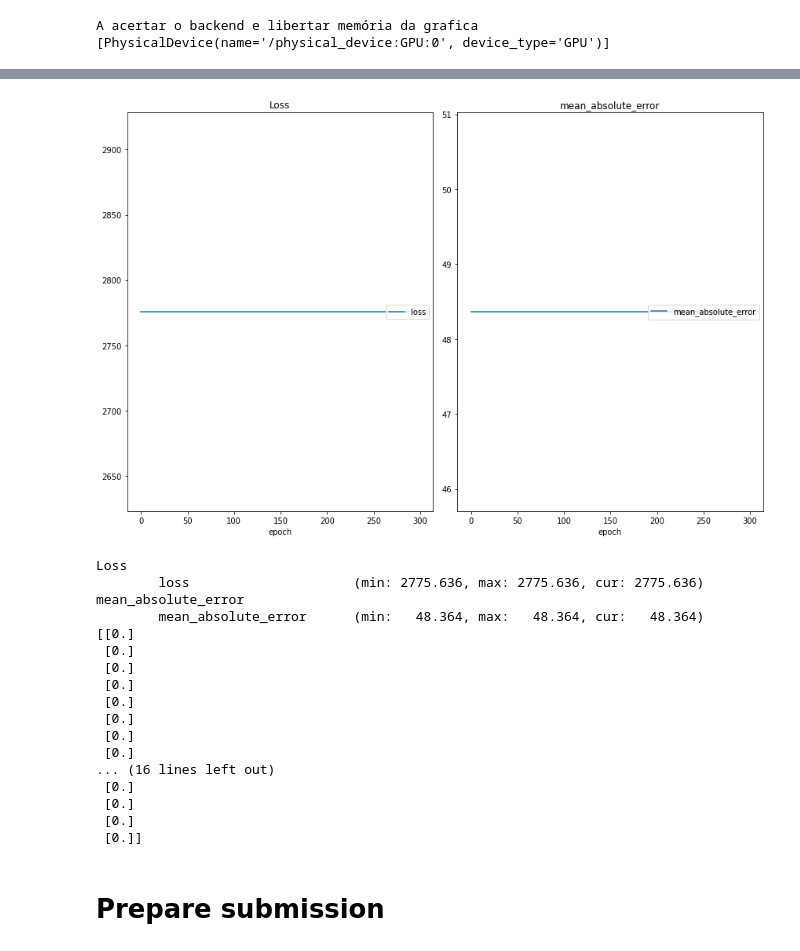
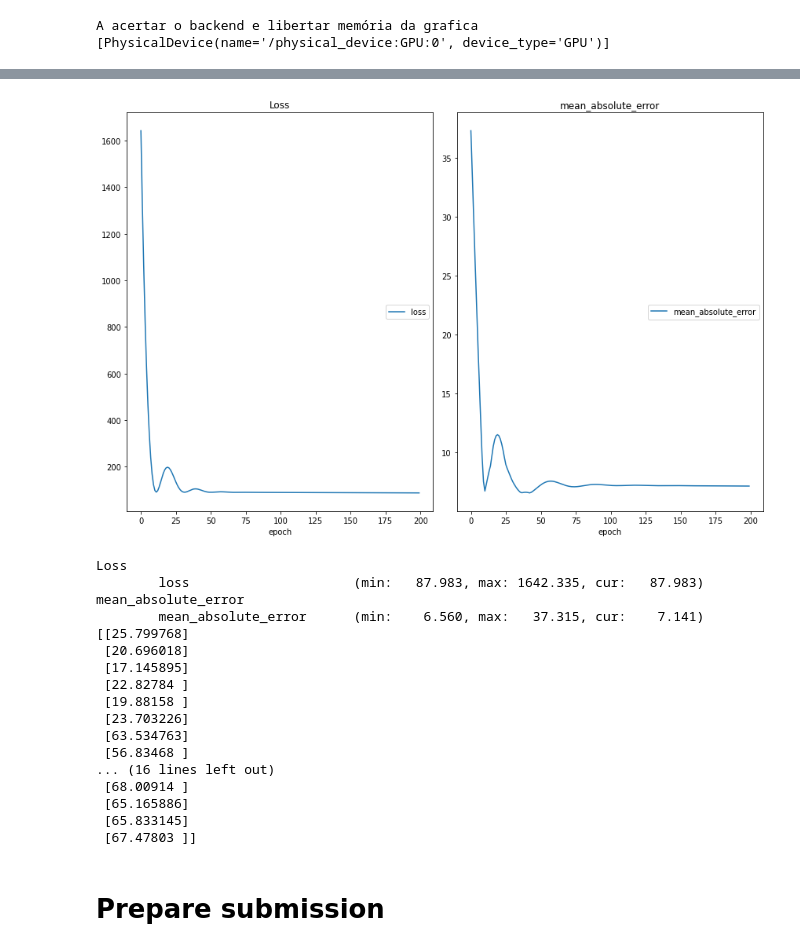
Before and after one commit to benjamimcoelho/AprendizagemProfunda, a Jupyter notebook: notebooks/ensembling.ipynb, the cells around one changed output, grey strips where cells are left out. Drawn from its saved outputs; the diff is of its cells as text; code cells hidden in the pictures.

```diff
--- a/notebooks/ensembling.ipynb
+++ b/notebooks/ensembling.ipynb
@@ -238,7 +238,7 @@ def fit_model(X_train, X_train2, Y_train, X_test, X_test2, Y_test):
 
     model.compile(optimizer='adam', loss='mean_squared_error', metrics='mean_absolute_error')
     # fit model
-    history = model.fit([X_train,X_train2], Y_train, epochs=200, batch_size=16, validation_data=([X_test,X_test2],Y_test), callbacks=[PlotLossesCallback()])
+    history = model.fit([X_train,X_train2], Y_train, epochs=150, batch_size=16, validation_data=([X_test,X_test2],Y_test), callbacks=[PlotLossesCallback()])
     return model
 # %%
 from sklearn.model_selection import train_test_split, LeaveOneOut
@@ -248,6 +248,7 @@ validation_indices = [0,   #13
                       4,   #15
                       23,  #18
                       21,  #21
+                      49,  #22
                       19,  #24
                       24,  #26
                       34,  #31
@@ -267,7 +268,6 @@ validation_indices = [0,   #13
                       87,  #79
                       72,  #72
                      ]
-
                       # indice do excel -1, idade
 ensemble_indices = [1,   #14
                     50, #20
@@ -320,7 +320,7 @@ from tensorflow.keras import backend as K
 Path("/models").mkdir(parents=True, exist_ok=True)
 
 # fit and save models
-n_members = 5
+n_members = 10
 for i in range(n_members):
     # fit model
     set_keras_backend("tensorflow")
@@ -386,53 +386,53 @@ def define_stacked_model(members):
 # fit a stacked model
 def fit_stacked_model(model, inputX, inputX2, inputy):
     # prepare input data
     X = [None] * len(model.input)
     for i in range (len(model.input)):
         X[i] = [inputX,inputX2]
     # encode output data
     inputy_enc = inputy
     # fit model
-    model.fit(X, inputy_enc, epochs=300, verbose=0, callbacks=[PlotLossesCallback()])
+    model.fit(X, inputy_enc, epochs=200, verbose=0, callbacks=[PlotLossesCallback()])
 
 # make a prediction with a stacked model
 def predict_stacked_model(model, inputX, inputX2):
     # prepare input data
     X = [None] * len(model.input)
     for i in range (len(model.input)):
         X[i] = [inputX,inputX2]
     # make prediction
     return model.predict(X, verbose=0)
 
 # load all models
-n_members = 5
+n_members = 10
 members = load_all_models(n_members)
 print('Loaded %d models' % len(members))
 # define ensemble model
 stacked_model = define_stacked_model(members)
 # fit stacked model on test dataset
 fit_stacked_model(stacked_model, X_train_ensemble, X_train2_ensemble, Y_train_ensemble)
 # make predictions and evaluate
 yhat = predict_stacked_model(stacked_model, test_mat, test_data.drop(['id'],axis=1))
 print(yhat)
 # %% [output]
-[figure, old version]
+[figure, new version]
 Loss
-        loss                     (min: 2775.636, max: 2775.636, cur: 2775.636)
+        loss                     (min:   87.983, max: 1642.335, cur:   87.983)
 mean_absolute_error
-        mean_absolute_error      (min:   48.364, max:   48.364, cur:   48.364)
-[[0.]
- [0.]
- [0.]
- [0.]
- [0.]
- [0.]
- [0.]
- [0.]
+        mean_absolute_error      (min:    6.560, max:   37.315, cur:    7.141)
+[[25.799768]
+ [20.696018]
+ [17.145895]
+ [22.82784 ]
+ [19.88158 ]
+ [23.703226]
+ [63.534763]
+ [56.83468 ]
 ... (16 lines left out)
- [0.]
- [0.]
- [0.]
- [0.]]
+ [68.00914 ]
+ [65.165886]
+ [65.833145]
+ [67.47803 ]]
 # %% [markdown]
 # Prepare submission
 # %%
```
Also changed, not shown: parts of 2 cells of this notebook, 14 other files.
